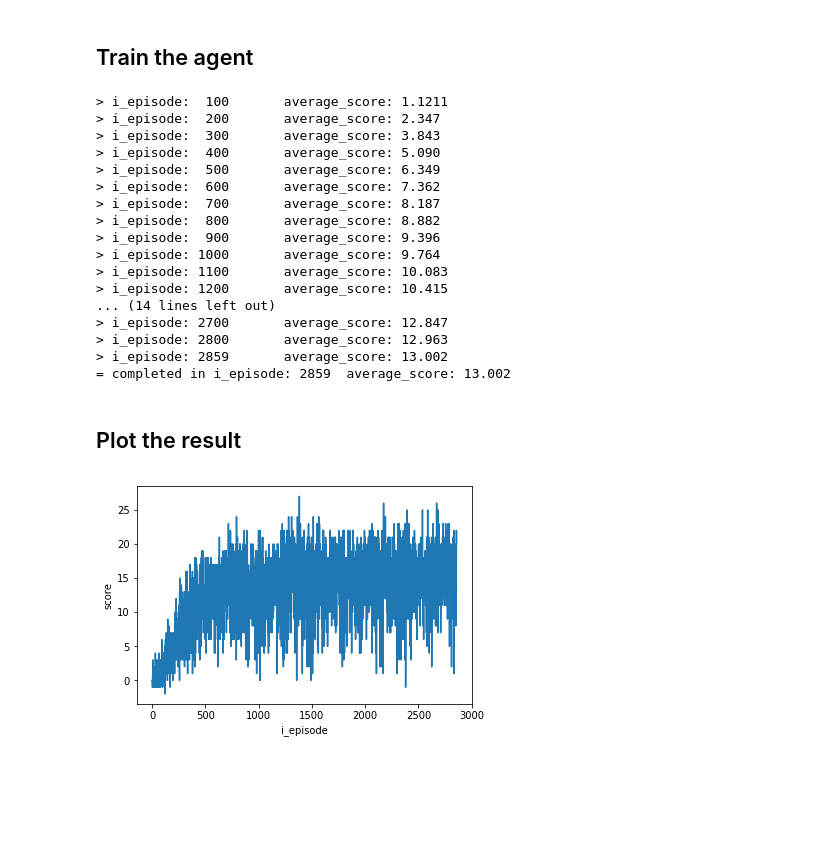
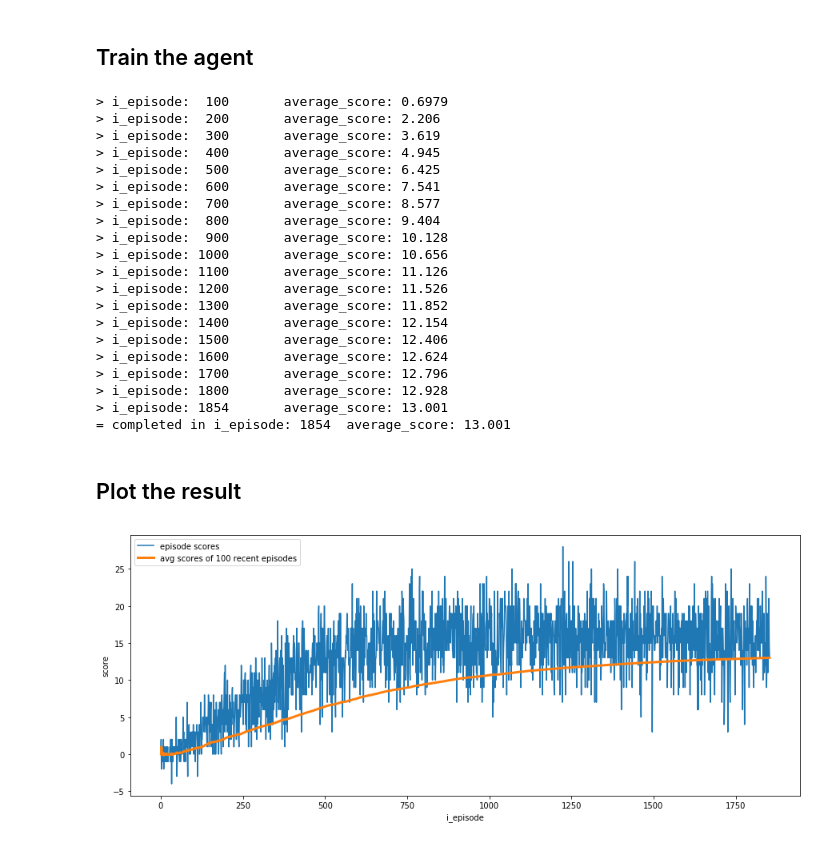
Before and after one commit to jhyun0919/udacity_drlnd_p1, a Jupyter notebook: Navigation.ipynb, the cells around one changed output. Cells and saved outputs as stored; diff of their text form; code cells hidden in the pictures; blank space fills up the shorter version.

```diff
--- a/Navigation.ipynb
+++ b/Navigation.ipynb
@@ -134,7 +134,7 @@ from collections import deque
 import torch
 # %%
 def dqn(agent,
-        n_episodes=3000,
+        n_episodes=5000,
         max_time_step=1000,
         eps_start=1.0,
         eps_end=0.01,
@@ -144,14 +144,17 @@ def dqn(agent,
 
     # score list for plot
     scores = []
+    average_scores = []
     average_denominator = 100
     # the recent 100 scores for calculate the average score
     recent_scores = deque(maxlen=average_denominator)
     eps = eps_start
 
     for i_episode in range(1, n_episodes + 1):
-        # load the enviornment
+
+        # reset environment information
         env_info = env.reset(train_mode=is_train)[brain_name]
+
         # initialize state and score
         state = env_info.vector_observations[0]
         score = 0
@@ -187,6 +190,7 @@ def dqn(agent,
         average_score = np.mean(scores)
         # append recent score
         scores.append(score)
+        average_scores.append(average_score)
         # update epsilon
         eps = max(eps_end, eps_decay * eps)
 
@@ -206,32 +210,35 @@ def dqn(agent,
             torch.save(agent.qnetwork_local.state_dict(),
                        'checkpoint_agent.pth')
             break
-    return scores
+    return scores, average_scores
 # %% [markdown]
 ## Train the agent
 # %%
 from dqn_agent import Agent
 # %%
-agent = Agent(state_size=state_size, action_size=action_size, seed=0)
-scores = dqn(agent)
+agent = Agent(state_size=state_size, action_size=action_size, seed=2)
+scores, avg_scores = dqn(agent)
 # %% [output]
-> i_episode:  100       average_score: 1.1211
-> i_episode:  200       average_score: 2.347
-> i_episode:  300       average_score: 3.843
-> i_episode:  400       average_score: 5.090
-> i_episode:  500       average_score: 6.349
-> i_episode:  600       average_score: 7.362
-> i_episode:  700       average_score: 8.187
-> i_episode:  800       average_score: 8.882
-> i_episode:  900       average_score: 9.396
-> i_episode: 1000       average_score: 9.764
-> i_episode: 1100       average_score: 10.083
-> i_episode: 1200       average_score: 10.415
-... (14 lines left out)
-> i_episode: 2700       average_score: 12.847
-> i_episode: 2800       average_score: 12.963
-> i_episode: 2859       average_score: 13.002
-= completed in i_episode: 2859  average_score: 13.002
+> i_episode:  100       average_score: 0.6979
+> i_episode:  200       average_score: 2.206
+> i_episode:  300       average_score: 3.619
+> i_episode:  400       average_score: 4.945
+> i_episode:  500       average_score: 6.425
+> i_episode:  600       average_score: 7.541
+> i_episode:  700       average_score: 8.577
+> i_episode:  800       average_score: 9.404
+> i_episode:  900       average_score: 10.128
+> i_episode: 1000       average_score: 10.656
+> i_episode: 1100       average_score: 11.126
+> i_episode: 1200       average_score: 11.526
+> i_episode: 1300       average_score: 11.852
+> i_episode: 1400       average_score: 12.154
+> i_episode: 1500       average_score: 12.406
+> i_episode: 1600       average_score: 12.624
+> i_episode: 1700       average_score: 12.796
+> i_episode: 1800       average_score: 12.928
+> i_episode: 1854       average_score: 13.001
+= completed in i_episode: 1854  average_score: 13.001
 # %%
 env.close()
 # %% [markdown]
@@ -239,10 +246,18 @@ env.close()
 # %%
 import matplotlib.pyplot as plt
 %matplotlib inline
-# %%
-plt.plot(np.arange(len(scores)), scores)
-plt.ylabel('score')
-plt.xlabel('i_episode')
-plt.show()
-# %% [output]
-[figure, removed]
+# %%
+fig = plt.figure(figsize=(15, 6))
+ax = fig.add_subplot(111)
+
+plt.plot(np.arange(len(scores)), scores, label='episode scores')
+plt.plot(np.arange(len(scores)), avg_scores,
+         label='avg scores of 100 recent episodes', linewidth=3)
+plt.ylabel('score')
+plt.xlabel('i_episode')
+
+ax.legend(fontsize=10)
+
+plt.show()
+# %% [output]
+[figure, added]
```
Also changed, not shown: 2 other files.
